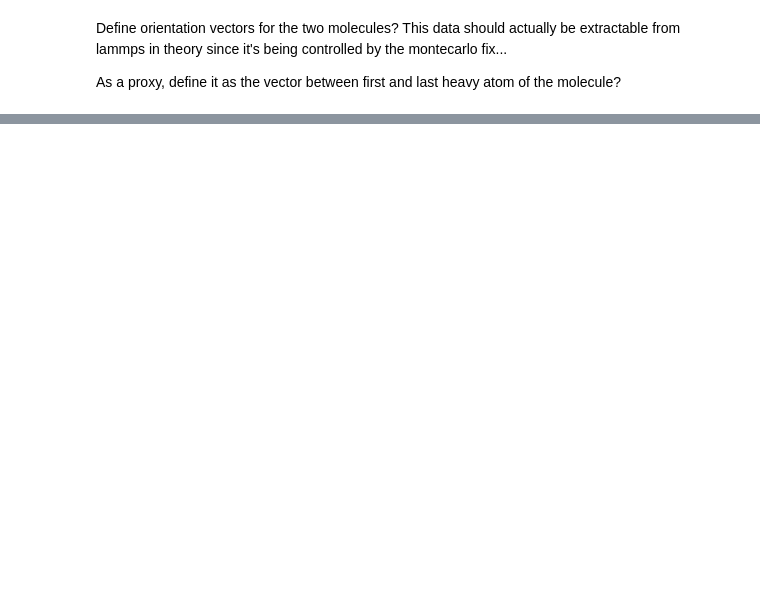
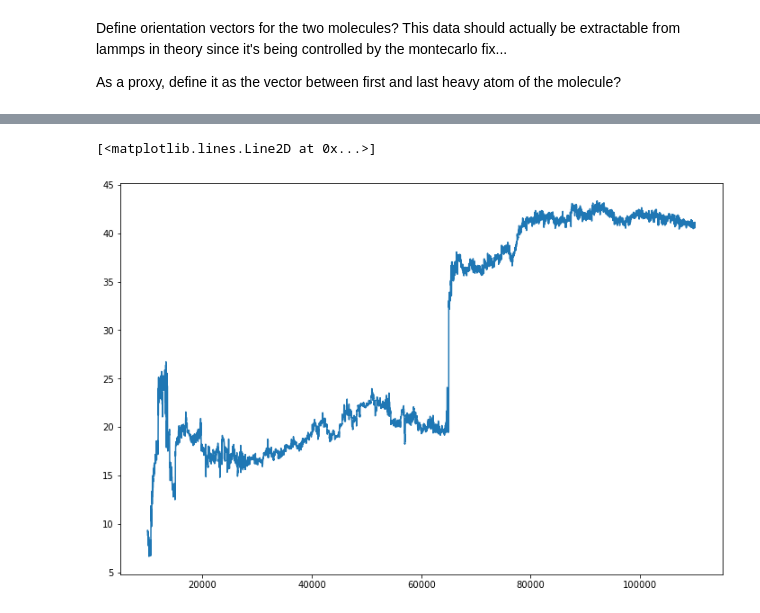
Before and after one commit to rramji/qd-crosslink, a Jupyter notebook: mc-analysis.ipynb, the cells around one changed output, grey strips where cells are left out. Saved outputs shown, nothing was run; the diff lists cells and outputs as text; code cells hidden in the pictures; blank space fills up the shorter version.

Commit message:
new analysis

```diff
--- a/mc-analysis.ipynb
+++ b/mc-analysis.ipynb
@@ -124,0 +92,19 @@ for i in test.atoms:
+# %%
+%%time
+oleic_analysis = {
+    "COM": [],
+    "COG": []
+}
+
+xlig_analysis = {
+    "COM": [],
+    "COG": []
+}
+
+for ts in system.trajectory:
+    xlig.wrap()
+    oleic.wrap()
+    oleic_analysis['COM'].append(oleic.center_of_mass())
+    oleic_analysis['COG'].append(oleic.center_of_geometry())
+    xlig_analysis['COM'].append(xlig.center_of_mass())
+    xlig_analysis['COG'].append(xlig.center_of_geometry())
@@ -124,0 +114,10 @@ for i in test.atoms:
+# %%
+mass_distance = [np.linalg.norm(xlig_analysis['COM'][i] - oleic_analysis['COM'][i]) for i in range(len(system.trajectory))]
+geo_distance = [np.linalg.norm(xlig_analysis['COG'][i] - oleic_analysis['COG'][i]) for i in range(len(system.trajectory))]
+# %%
+plt.figure(figsize=(12,8))
+
+plt.plot(x,mass_distance)
+# %% [output]
+[<matplotlib.lines.Line2D at 0x...>]
+[figure, added]
```
Also changed, not shown: parts of 17 cells of this notebook.
